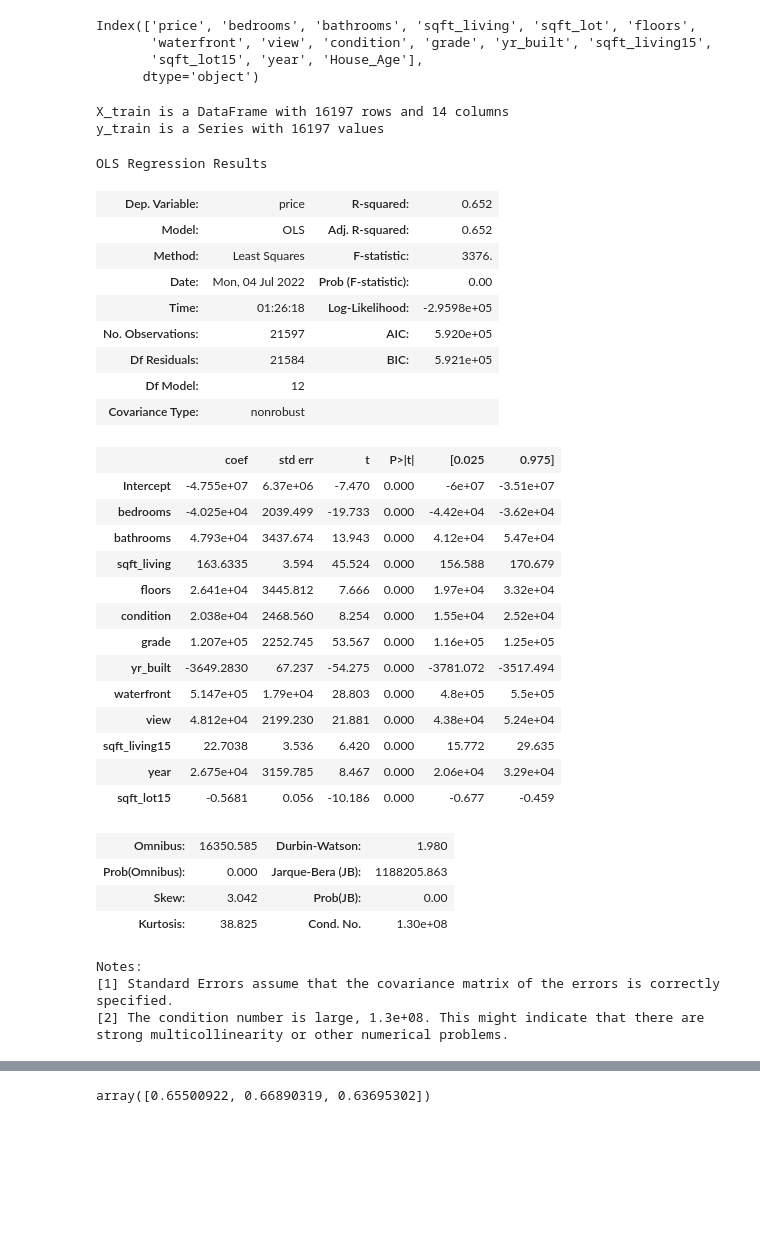
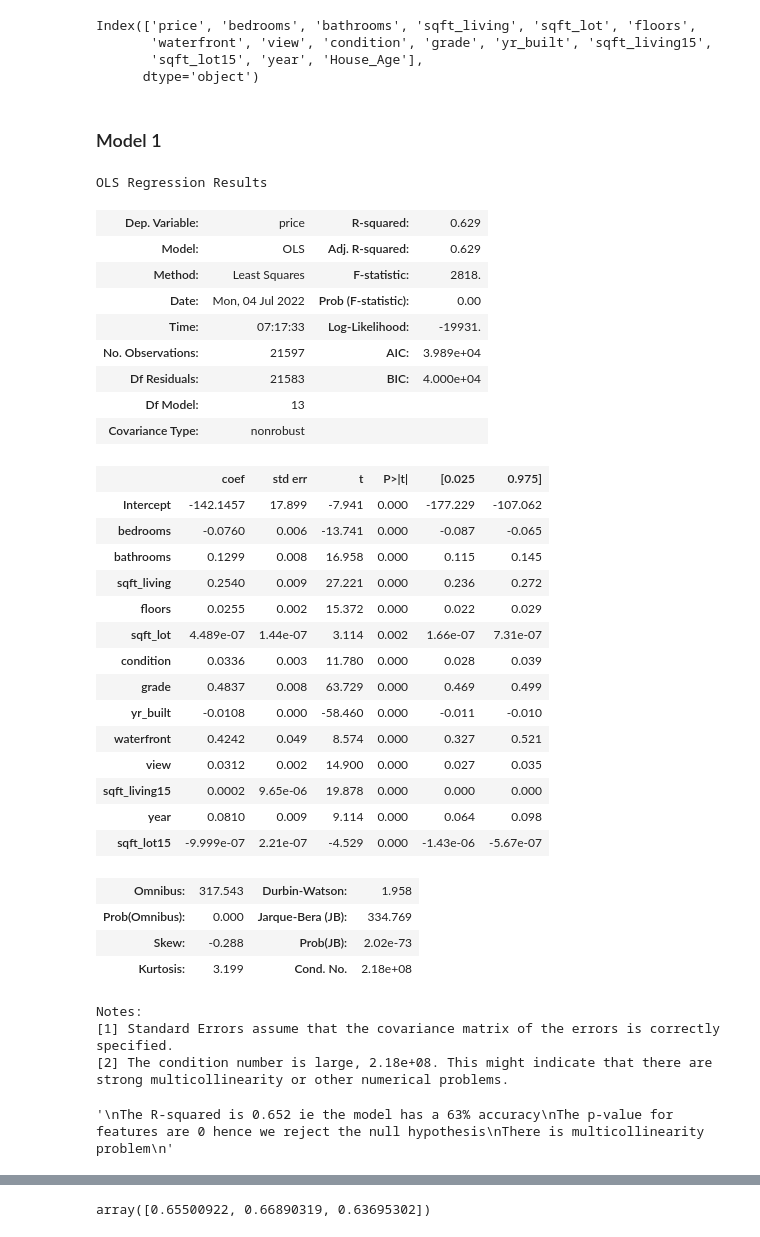
Before and after one commit to oscar066/Modelling_House_Sales, a Jupyter notebook: index.ipynb, the cells around one changed output, grey strips where cells are left out. Saved outputs shown, nothing was run; the diff lists cells and outputs as text; code cells hidden in the pictures; blank space fills up the shorter version.

```diff
--- a/index.ipynb
+++ b/index.ipynb
@@ -754,44 +770,41 @@ X_train, X_test, y_train, y_test = train_test_split(X, Y, random_state=42)
-# %%
-print(f"X_train is a DataFrame with {X_train.shape[0]} rows and {X_train.shape[1]} columns")
-print(f"y_train is a Series with {y_train.shape[0]} values")
-# %% [output]
-X_train is a DataFrame with 16197 rows and 14 columns
-y_train is a Series with 16197 values
+# %% [markdown]
+### Model 1
 # %%
 from statsmodels.formula.api import ols
-formula = "price ~ bedrooms+bathrooms+sqft_living+floors+condition+grade+yr_built+waterfront+view+sqft_living15+year+sqft_lot15"
+formula = "price ~ bedrooms+bathrooms+sqft_living+floors+sqft_lot+condition+grade+yr_built+waterfront+view+sqft_living15+year+sqft_lot15"
 model = ols(formula= formula, data=df).fit()
 model.summary()
 # %% [output]
 OLS Regression Results
-| Dep. Variable: | price | R-squared: | 0.652 |
-| Model: | OLS | Adj. R-squared: | 0.652 |
-| Method: | Least Squares | F-statistic: | 3376. |
+| Dep. Variable: | price | R-squared: | 0.629 |
+| Model: | OLS | Adj. R-squared: | 0.629 |
+| Method: | Least Squares | F-statistic: | 2818. |
 | Date: | Mon, 04 Jul 2022 | Prob (F-statistic): | 0.00 |
-| Time: | 01:26:18 | Log-Likelihood: | -2.9598e+05 |
-| No. Observations: | 21597 | AIC: | 5.920e+05 |
-| Df Residuals: | 21584 | BIC: | 5.921e+05 |
-| Df Model: | 12 |  |  |
+| Time: | 07:17:33 | Log-Likelihood: | -19931. |
+| No. Observations: | 21597 | AIC: | 3.989e+04 |
+| Df Residuals: | 21583 | BIC: | 4.000e+04 |
+| Df Model: | 13 |  |  |
 | Covariance Type: | nonrobust |  |  |
 |  | coef | std err | t | P>|t| | [0.025 | 0.975] |
-| Intercept | -4.755e+07 | 6.37e+06 | -7.470 | 0.000 | -6e+07 | -3.51e+07 |
-| bedrooms | -4.025e+04 | 2039.499 | -19.733 | 0.000 | -4.42e+04 | -3.62e+04 |
-| bathrooms | 4.793e+04 | 3437.674 | 13.943 | 0.000 | 4.12e+04 | 5.47e+04 |
-| sqft_living | 163.6335 | 3.594 | 45.524 | 0.000 | 156.588 | 170.679 |
-| floors | 2.641e+04 | 3445.812 | 7.666 | 0.000 | 1.97e+04 | 3.32e+04 |
-| condition | 2.038e+04 | 2468.560 | 8.254 | 0.000 | 1.55e+04 | 2.52e+04 |
-| grade | 1.207e+05 | 2252.745 | 53.567 | 0.000 | 1.16e+05 | 1.25e+05 |
-| yr_built | -3649.2830 | 67.237 | -54.275 | 0.000 | -3781.072 | -3517.494 |
-| waterfront | 5.147e+05 | 1.79e+04 | 28.803 | 0.000 | 4.8e+05 | 5.5e+05 |
-| view | 4.812e+04 | 2199.230 | 21.881 | 0.000 | 4.38e+04 | 5.24e+04 |
-| sqft_living15 | 22.7038 | 3.536 | 6.420 | 0.000 | 15.772 | 29.635 |
-| year | 2.675e+04 | 3159.785 | 8.467 | 0.000 | 2.06e+04 | 3.29e+04 |
-| sqft_lot15 | -0.5681 | 0.056 | -10.186 | 0.000 | -0.677 | -0.459 |
+| Intercept | -142.1457 | 17.899 | -7.941 | 0.000 | -177.229 | -107.062 |
+| bedrooms | -0.0760 | 0.006 | -13.741 | 0.000 | -0.087 | -0.065 |
+| bathrooms | 0.1299 | 0.008 | 16.958 | 0.000 | 0.115 | 0.145 |
+| sqft_living | 0.2540 | 0.009 | 27.221 | 0.000 | 0.236 | 0.272 |
+| floors | 0.0255 | 0.002 | 15.372 | 0.000 | 0.022 | 0.029 |
+| sqft_lot | 4.489e-07 | 1.44e-07 | 3.114 | 0.002 | 1.66e-07 | 7.31e-07 |
+| condition | 0.0336 | 0.003 | 11.780 | 0.000 | 0.028 | 0.039 |
+| grade | 0.4837 | 0.008 | 63.729 | 0.000 | 0.469 | 0.499 |
+| yr_built | -0.0108 | 0.000 | -58.460 | 0.000 | -0.011 | -0.010 |
+| waterfront | 0.4242 | 0.049 | 8.574 | 0.000 | 0.327 | 0.521 |
+| view | 0.0312 | 0.002 | 14.900 | 0.000 | 0.027 | 0.035 |
+| sqft_living15 | 0.0002 | 9.65e-06 | 19.878 | 0.000 | 0.000 | 0.000 |
+| year | 0.0810 | 0.009 | 9.114 | 0.000 | 0.064 | 0.098 |
+| sqft_lot15 | -9.999e-07 | 2.21e-07 | -4.529 | 0.000 | -1.43e-06 | -5.67e-07 |
-| Omnibus: | 16350.585 | Durbin-Watson: | 1.980 |
-| Prob(Omnibus): | 0.000 | Jarque-Bera (JB): | 1188205.863 |
-| Skew: | 3.042 | Prob(JB): | 0.00 |
-| Kurtosis: | 38.825 | Cond. No. | 1.30e+08 |
+| Omnibus: | 317.543 | Durbin-Watson: | 1.958 |
+| Prob(Omnibus): | 0.000 | Jarque-Bera (JB): | 334.769 |
+| Skew: | -0.288 | Prob(JB): | 2.02e-73 |
+| Kurtosis: | 3.199 | Cond. No. | 2.18e+08 |
 Notes:
 [1] Standard Errors assume that the covariance matrix of the errors is correctly specified.
-[2] The condition number is large, 1.3e+08. This might indicate that there are
+[2] The condition number is large, 2.18e+08. This might indicate that there are
 strong multicollinearity or other numerical problems.
@@ -800,3 +811,11 @@ strong multicollinearity or other numerical problems.
+# %%
+"""
+The R-squared is 0.652 ie the model has a 63% accuracy
+The p-value for features are 0 hence we reject the null hypothesis
+There is multicollinearity problem
+"""
+# %% [output]
+'\nThe R-squared is 0.652 ie the model has a 63% accuracy\nThe p-value for features are 0 hence we reject the null hypothesis\nThere is multicollinearity problem\n'
 # %%
 # Function to help find feature with the highest importance while eliminating the ones of lower importance
 def Feature_selector(X_variable,Y_variable):
```
Also changed, not shown: parts of 52 cells of this notebook.
